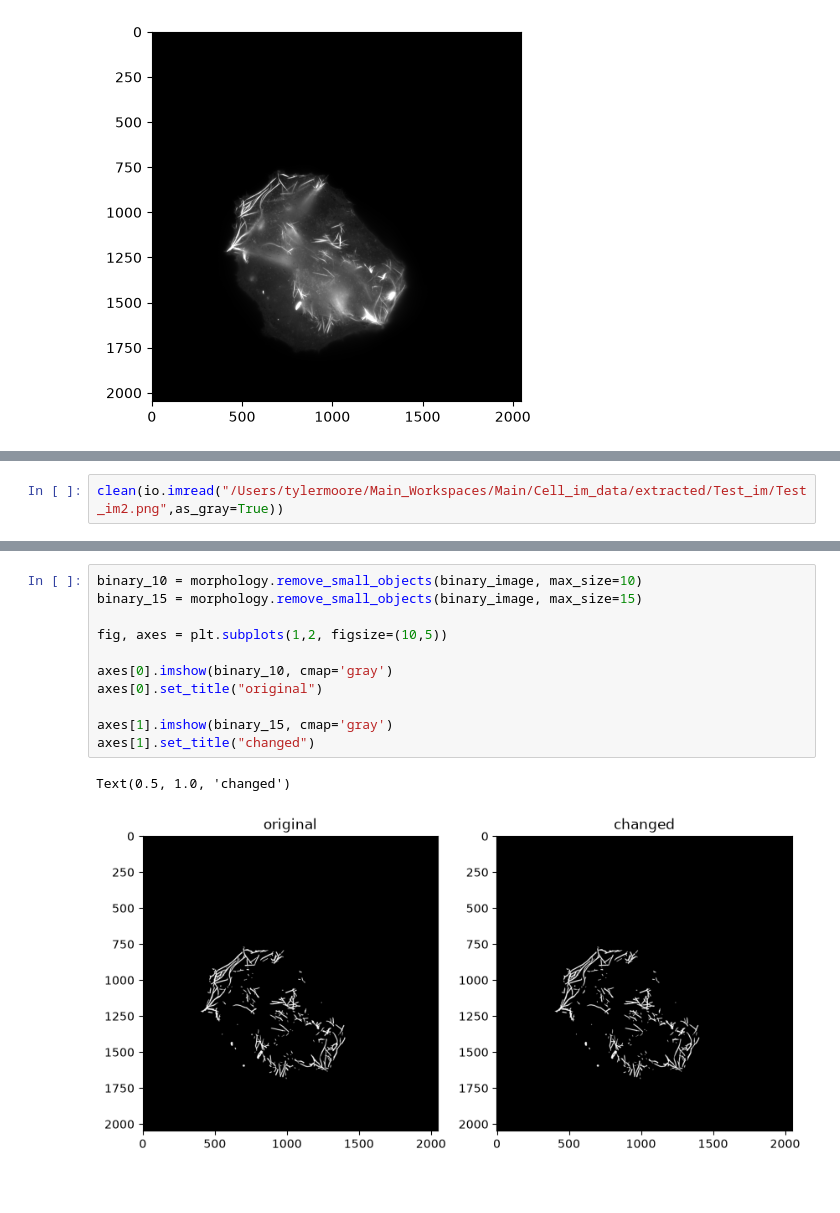
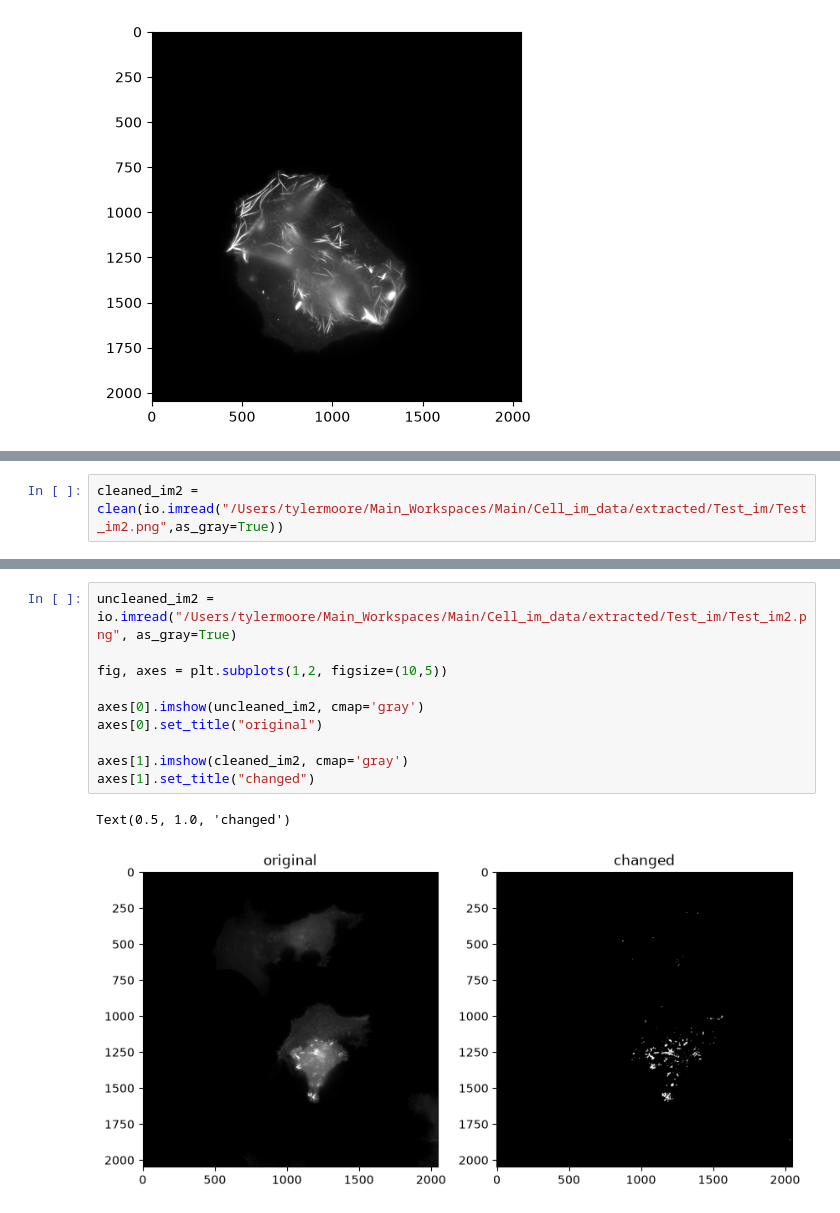
Before and after one commit to TylerMoore080506/actin-bundle-counter, a Jupyter notebook: Notebooks/CounterNB1.ipynb, the cells around one changed output, grey strips where cells are left out. Cells and saved outputs as stored; diff of their text form.

```diff
--- a/Notebooks/CounterNB1.ipynb
+++ b/Notebooks/CounterNB1.ipynb
@@ -35,2 +57,2 @@ def clean(image):
 # %%
-clean(io.imread("/Users/tylermoore/Main_Workspaces/Main/Cell_im_data/extracted/Test_im/Test_im2.png",as_gray=True))
+cleaned_im2 = clean(io.imread("/Users/tylermoore/Main_Workspaces/Main/Cell_im_data/extracted/Test_im/Test_im2.png",as_gray=True))
@@ -39,14 +59,13 @@ clean(io.imread("/Users/tylermoore/Main_Workspaces/Main/Cell_im_data/extracted/T
 # %%
-binary_10 = morphology.remove_small_objects(binary_image, max_size=10)
-binary_15 = morphology.remove_small_objects(binary_image, max_size=15)
+uncleaned_im2 = io.imread("/Users/tylermoore/Main_Workspaces/Main/Cell_im_data/extracted/Test_im/Test_im2.png", as_gray=True)
 
 fig, axes = plt.subplots(1,2, figsize=(10,5))
 
-axes[0].imshow(binary_10, cmap='gray')
+axes[0].imshow(uncleaned_im2, cmap='gray')
 axes[0].set_title("original")
 
-axes[1].imshow(binary_15, cmap='gray')
+axes[1].imshow(cleaned_im2, cmap='gray')
 axes[1].set_title("changed")
 # %% [output]
 Text(0.5, 1.0, 'changed')
-[figure, old version]
+[figure, new version]
```
Also changed, not shown: parts of 6 cells of this notebook.
